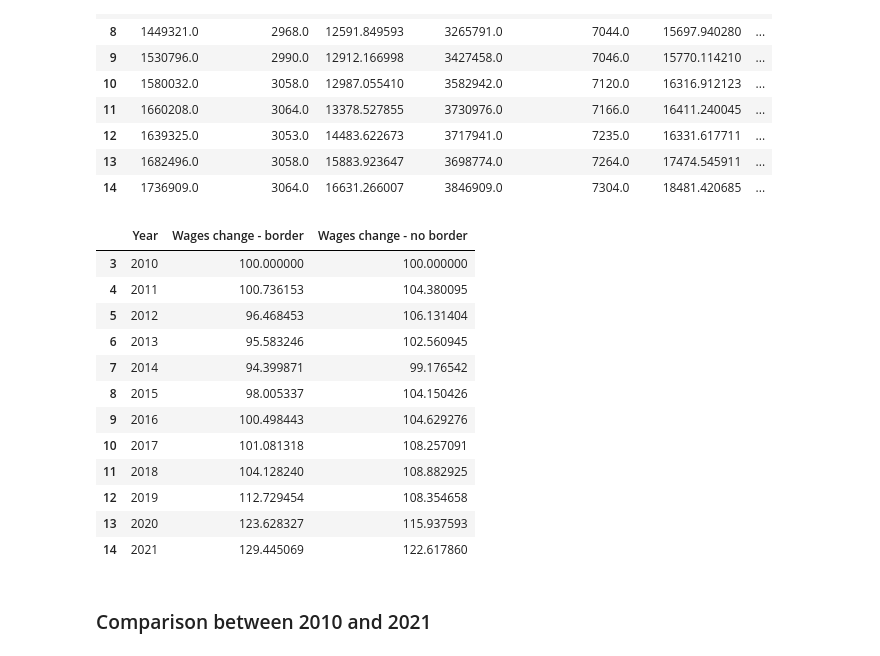
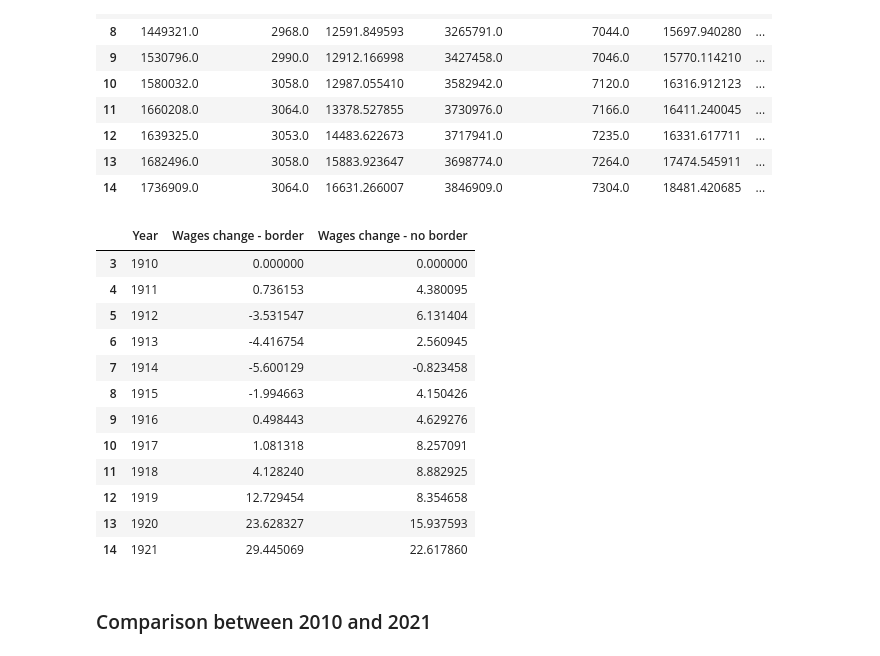
Before and after one commit to franciscouranga52/franciscouranga52-20230508-Nearshoring-Liu-Uranga, a Jupyter notebook: 1.3.1. Analysis border v. non-border states - Mexico.ipynb, the cells around one changed output. Cells and saved outputs as stored; diff of their text form; code cells hidden in the pictures.

```diff
--- a/1.3.1. Analysis border v. non-border states - Mexico.ipynb
+++ b/1.3.1. Analysis border v. non-border states - Mexico.ipynb
@@ -105,22 +105,22 @@ df3
 | 14 | 1736909.0 | 3064.0 | 16631.266007 | 3846909.0 | 7304.0 | 18481.420685 | ... |
 # %%
 # Just wages
-dfwages = df3[["Year", "Wages change - border", "Wages change - no border"]]
+dfwages = df3[["Year", "Wages change - border", "Wages change - no border"]]-100
 dfwages
 # %% [output]
 |  | Year | Wages change - border | Wages change - no border |
-| 3 | 2010 | 100.000000 | 100.000000 |
-| 4 | 2011 | 100.736153 | 104.380095 |
-| 5 | 2012 | 96.468453 | 106.131404 |
-| 6 | 2013 | 95.583246 | 102.560945 |
-| 7 | 2014 | 94.399871 | 99.176542 |
-| 8 | 2015 | 98.005337 | 104.150426 |
-| 9 | 2016 | 100.498443 | 104.629276 |
-| 10 | 2017 | 101.081318 | 108.257091 |
-| 11 | 2018 | 104.128240 | 108.882925 |
-| 12 | 2019 | 112.729454 | 108.354658 |
-| 13 | 2020 | 123.628327 | 115.937593 |
-| 14 | 2021 | 129.445069 | 122.617860 |
+| 3 | 1910 | 0.000000 | 0.000000 |
+| 4 | 1911 | 0.736153 | 4.380095 |
+| 5 | 1912 | -3.531547 | 6.131404 |
+| 6 | 1913 | -4.416754 | 2.560945 |
+| 7 | 1914 | -5.600129 | -0.823458 |
+| 8 | 1915 | -1.994663 | 4.150426 |
+| 9 | 1916 | 0.498443 | 4.629276 |
+| 10 | 1917 | 1.081318 | 8.257091 |
+| 11 | 1918 | 4.128240 | 8.882925 |
+| 12 | 1919 | 12.729454 | 8.354658 |
+| 13 | 1920 | 23.628327 | 15.937593 |
+| 14 | 1921 | 29.445069 | 22.617860 |
 # %%
 #Export to CSV
 dfwages.to_csv("data/mexico-wages-change.csv", index = False, encoding = "UTF8")
```
Also changed, not shown: parts of 2 cells of this notebook, 2 other files.
